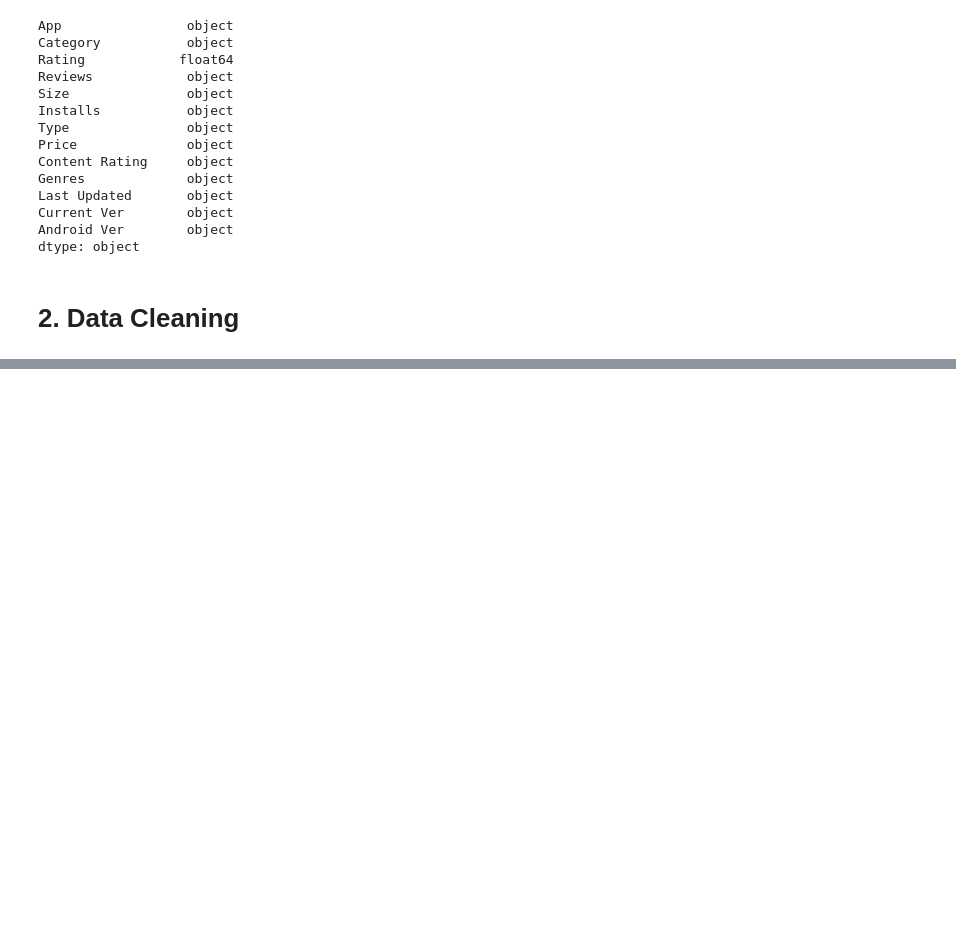
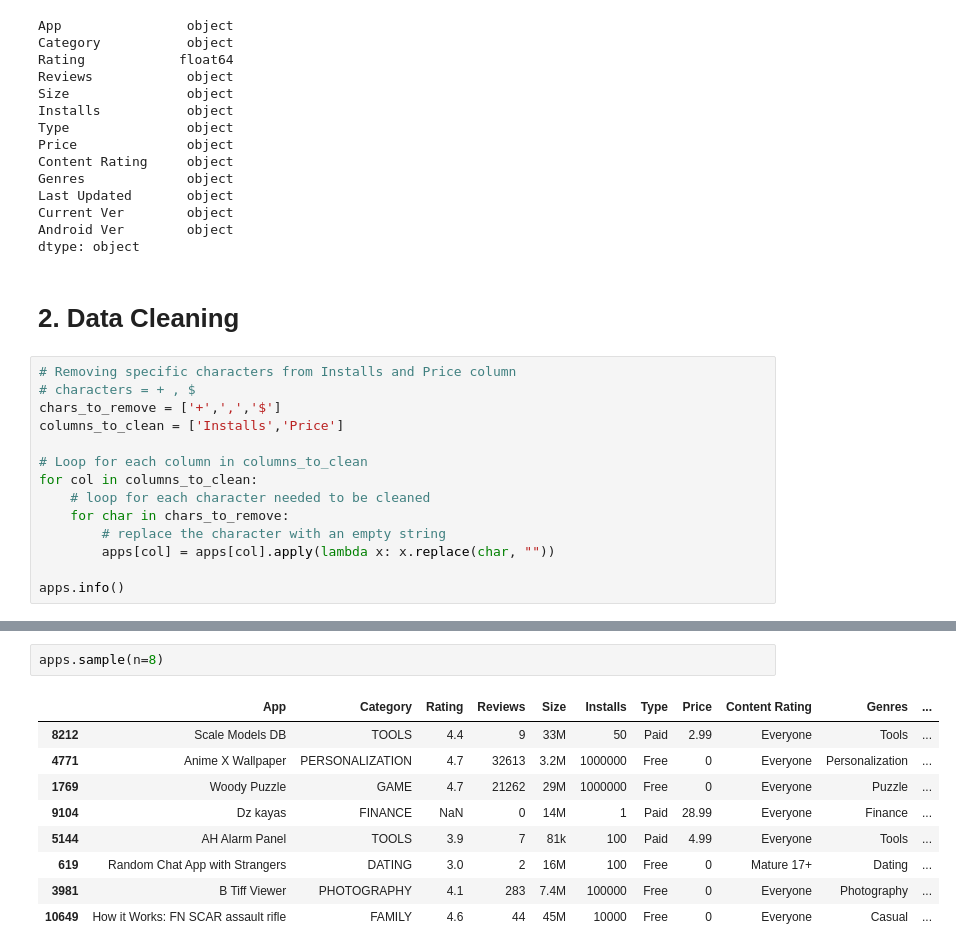
Before and after one commit to Jose-Servin/DataCamp, a Jupyter notebook: Projects/GooglePlayStore_Data_Analysis/self_google_play_data_analysis.ipynb, the cells around one changed output, grey strips where cells are left out. Drawn from its saved outputs; the diff is of its cells as text; blank space fills up the shorter version.

```diff
--- a/Projects/GooglePlayStore_Data_Analysis/self_google_play_data_analysis.ipynb
+++ b/Projects/GooglePlayStore_Data_Analysis/self_google_play_data_analysis.ipynb
@@ -56,3 +58,17 @@ Android Ver        object
 dtype: object
 # %% [markdown]
 # 2. Data Cleaning
+# %%
+# Removing specific characters from Installs and Price column
+# characters = + , $
+chars_to_remove = ['+',',','$']
+columns_to_clean = ['Installs','Price']
+
+# Loop for each column in columns_to_clean
+for col in columns_to_clean:
+    # loop for each character needed to be cleaned
+    for char in chars_to_remove:
+        # replace the character with an empty string
+        apps[col] = apps[col].apply(lambda x: x.replace(char, ""))
+
+apps.info()
@@ -58,0 +100,12 @@ dtype: object
+# %%
+apps.sample(n=8)
+# %% [output]
+|  | App | Category | Rating | Reviews | Size | Installs | Type | Price | Content Rating | Genres | ... |
+| 8212 | Scale Models DB | TOOLS | 4.4 | 9 | 33M | 50 | Paid | 2.99 | Everyone | Tools | ... |
+| 4771 | Anime X Wallpaper | PERSONALIZATION | 4.7 | 32613 | 3.2M | 1000000 | Free | 0 | Everyone | Personalization | ... |
+| 1769 | Woody Puzzle | GAME | 4.7 | 21262 | 29M | 1000000 | Free | 0 | Everyone | Puzzle | ... |
+| 9104 | Dz kayas | FINANCE | NaN | 0 | 14M | 1 | Paid | 28.99 | Everyone | Finance | ... |
+| 5144 | AH Alarm Panel | TOOLS | 3.9 | 7 | 81k | 100 | Paid | 4.99 | Everyone | Tools | ... |
+| 619 | Random Chat App with Strangers | DATING | 3.0 | 2 | 16M | 100 | Free | 0 | Mature 17+ | Dating | ... |
+| 3981 | B Tiff Viewer | PHOTOGRAPHY | 4.1 | 283 | 7.4M | 100000 | Free | 0 | Everyone | Photography | ... |
+| 10649 | How it Works: FN SCAR assault rifle | FAMILY | 4.6 | 44 | 45M | 10000 | Free | 0 | Everyone | Casual | ... |
```
Also changed, not shown: parts of 16 cells of this notebook, 1 other file.
